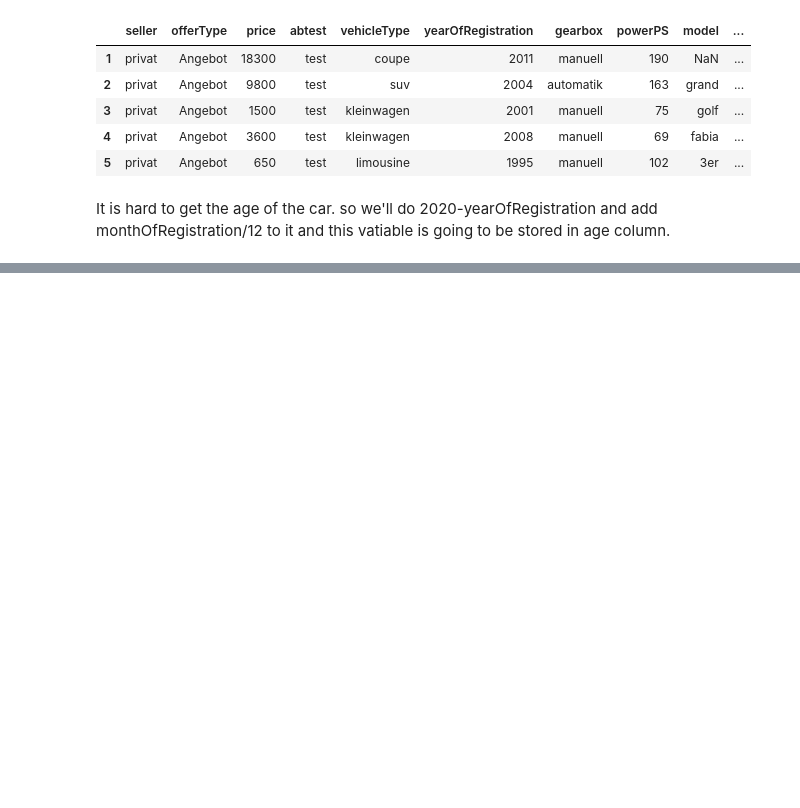
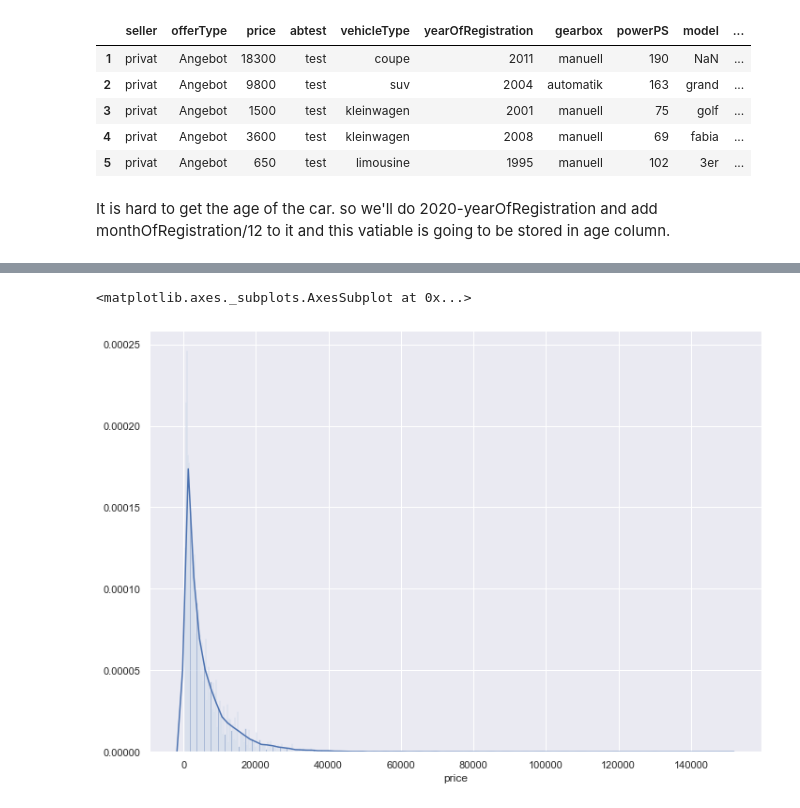
Before and after one commit to ketan9808/ML_Car_price_prediction, a Jupyter notebook: Car_price_prediction.ipynb, the cells around one changed output, grey strips where cells are left out. Drawn from its saved outputs; the diff is of its cells as text; code cells hidden in the pictures; blank space fills up the shorter version.

```diff
--- a/Car_price_prediction.ipynb
+++ b/Car_price_prediction.ipynb
@@ -362,0 +370,5 @@ cars = cars.drop(columns = ['yearOfRegistration', 'monthOfRegistration'], axis =
+# %%
+sns.distplot(cars.price, bins = 500)
+# %% [output]
+<matplotlib.axes._subplots.AxesSubplot at 0x...>
+[figure, added]
```
Also changed, not shown: parts of 44 cells of this notebook.
